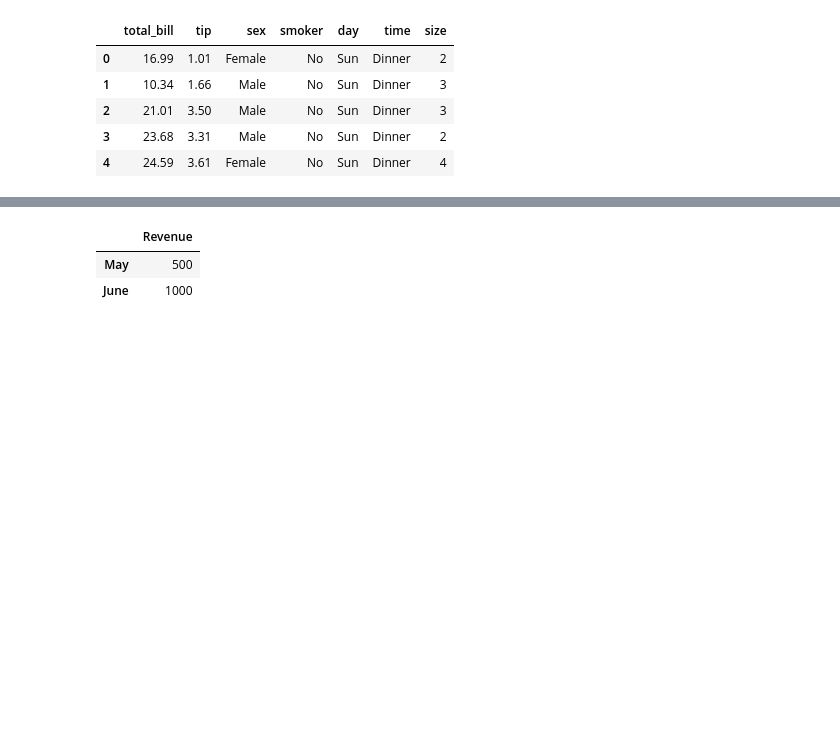
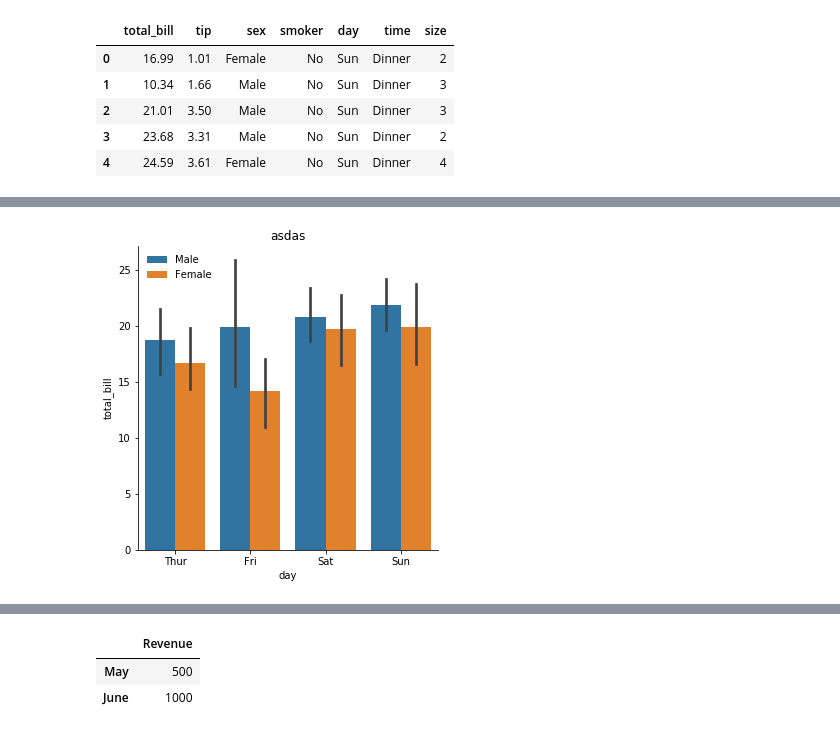
Before and after one commit to escueladevhack/curso-python, a Jupyter notebook: notebooks/clase11/MatPlotLib.ipynb, the cells around one changed output, grey strips where cells are left out. Saved outputs shown, nothing was run; the diff lists cells and outputs as text; code cells hidden in the pictures; blank space fills up the shorter version.

Commit message:
added new cells to graphic libraries

```diff
--- a/notebooks/clase11/MatPlotLib.ipynb
+++ b/notebooks/clase11/MatPlotLib.ipynb
@@ -178,0 +179,7 @@ sns.catplot(x="day", y="total_bill", kind="box", data=tips);
+# %%
+figure = sns.catplot(x="day", y="total_bill", kind="bar", hue="sex", data=tips, legend=False)
+plt.title("asdas")
+plt.legend(loc='upper left', frameon=False)
+figure.savefig("check_title.png")
+# %% [output]
+[figure, added]
```
Also changed, not shown: parts of 9 cells of this notebook.
